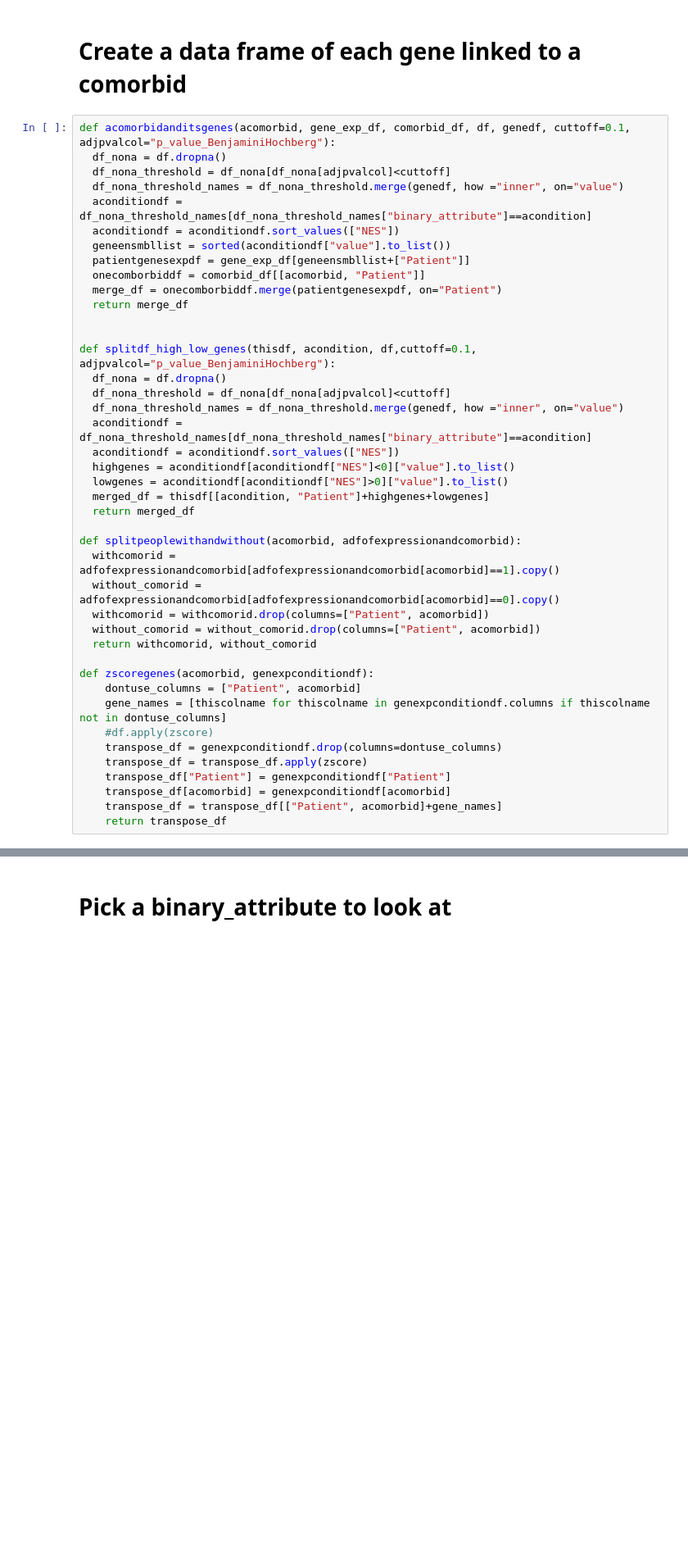
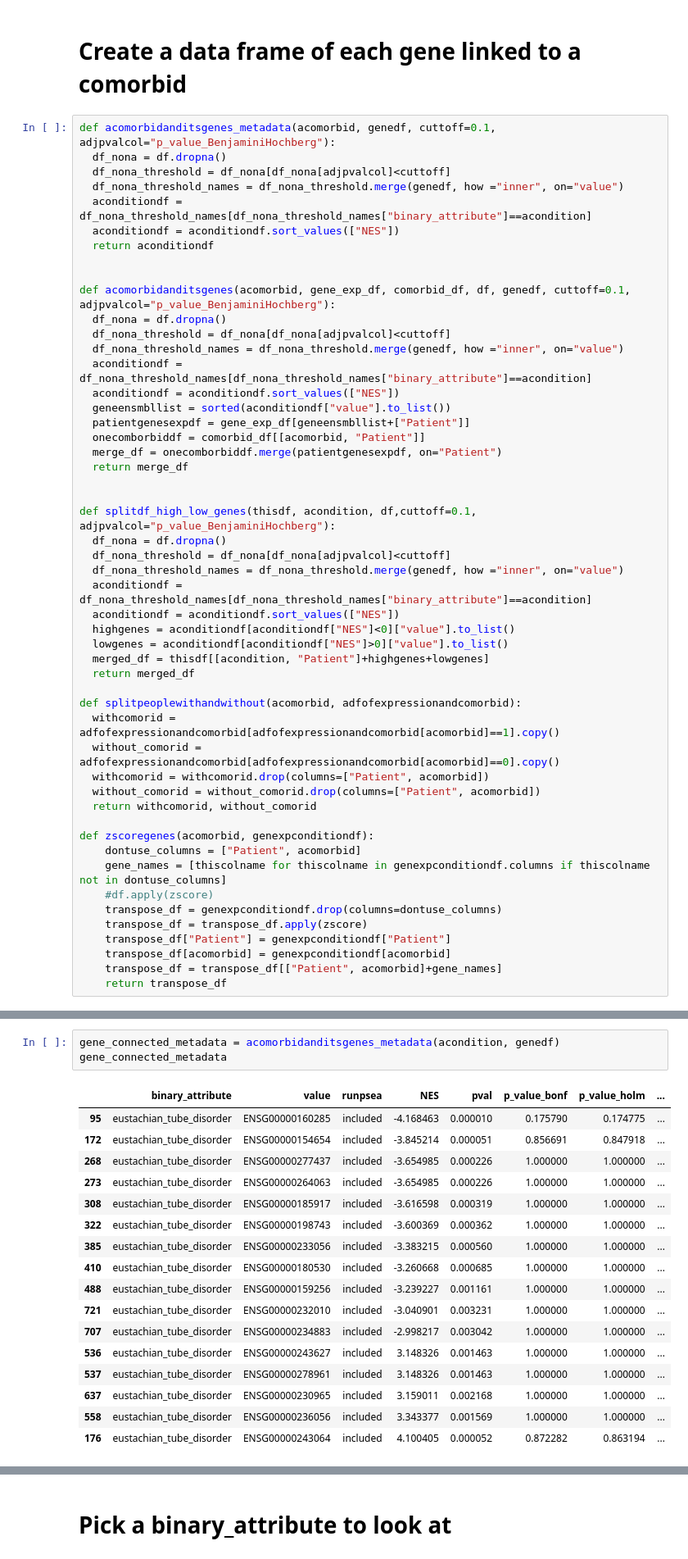
Before and after one commit to reza610/psea, a Jupyter notebook: notebook_examples/one_comorbid_many_gene.ipynb, the cells around one changed output, grey strips where cells are left out. Shown at 82% size. Cells and saved outputs as stored; diff of their text form; blank space fills up the shorter version.

```diff
--- a/notebook_examples/one_comorbid_many_gene.ipynb
+++ b/notebook_examples/one_comorbid_many_gene.ipynb
@@ -42,6 +42,15 @@ gene_exp_df=pd.read_csv(url_counts, index_col=0)
 # %% [markdown]
 # Create a data frame of each gene linked to a comorbid
 # %%
+def acomorbidanditsgenes_metadata(acomorbid, genedf, cuttoff=0.1, adjpvalcol="p_value_BenjaminiHochberg"):
+  df_nona = df.dropna()
+  df_nona_threshold = df_nona[df_nona[adjpvalcol]<cuttoff]
+  df_nona_threshold_names = df_nona_threshold.merge(genedf, how ="inner", on="value")
+  aconditiondf = df_nona_threshold_names[df_nona_threshold_names["binary_attribute"]==acondition]
+  aconditiondf = aconditiondf.sort_values(["NES"])
+  return aconditiondf
+
+
 def acomorbidanditsgenes(acomorbid, gene_exp_df, comorbid_df, df, genedf, cuttoff=0.1, adjpvalcol="p_value_BenjaminiHochberg"):
   df_nona = df.dropna()
   df_nona_threshold = df_nona[df_nona[adjpvalcol]<cuttoff]
@@ -85,0 +102,21 @@ def zscoregenes(acomorbid, genexpconditiondf):
+# %%
+gene_connected_metadata = acomorbidanditsgenes_metadata(acondition, genedf)
+gene_connected_metadata
+# %% [output]
+|  | binary_attribute | value | runpsea | NES | pval | p_value_bonf | p_value_holm | ... |
+| 95 | eustachian_tube_disorder | ENSG00000160285 | included | -4.168463 | 0.000010 | 0.175790 | 0.174775 | ... |
+| 172 | eustachian_tube_disorder | ENSG00000154654 | included | -3.845214 | 0.000051 | 0.856691 | 0.847918 | ... |
+| 268 | eustachian_tube_disorder | ENSG00000277437 | included | -3.654985 | 0.000226 | 1.000000 | 1.000000 | ... |
+| 273 | eustachian_tube_disorder | ENSG00000264063 | included | -3.654985 | 0.000226 | 1.000000 | 1.000000 | ... |
+| 308 | eustachian_tube_disorder | ENSG00000185917 | included | -3.616598 | 0.000319 | 1.000000 | 1.000000 | ... |
+| 322 | eustachian_tube_disorder | ENSG00000198743 | included | -3.600369 | 0.000362 | 1.000000 | 1.000000 | ... |
+| 385 | eustachian_tube_disorder | ENSG00000233056 | included | -3.383215 | 0.000560 | 1.000000 | 1.000000 | ... |
+| 410 | eustachian_tube_disorder | ENSG00000180530 | included | -3.260668 | 0.000685 | 1.000000 | 1.000000 | ... |
+| 488 | eustachian_tube_disorder | ENSG00000159256 | included | -3.239227 | 0.001161 | 1.000000 | 1.000000 | ... |
+| 721 | eustachian_tube_disorder | ENSG00000232010 | included | -3.040901 | 0.003231 | 1.000000 | 1.000000 | ... |
+| 707 | eustachian_tube_disorder | ENSG00000234883 | included | -2.998217 | 0.003042 | 1.000000 | 1.000000 | ... |
+| 536 | eustachian_tube_disorder | ENSG00000243627 | included | 3.148326 | 0.001463 | 1.000000 | 1.000000 | ... |
+| 537 | eustachian_tube_disorder | ENSG00000278961 | included | 3.148326 | 0.001463 | 1.000000 | 1.000000 | ... |
+| 637 | eustachian_tube_disorder | ENSG00000230965 | included | 3.159011 | 0.002168 | 1.000000 | 1.000000 | ... |
+| 558 | eustachian_tube_disorder | ENSG00000236056 | included | 3.343377 | 0.001569 | 1.000000 | 1.000000 | ... |
+| 176 | eustachian_tube_disorder | ENSG00000243064 | included | 4.100405 | 0.000052 | 0.872282 | 0.863194 | ... |
```
Also changed, not shown: parts of 8 cells of this notebook.
